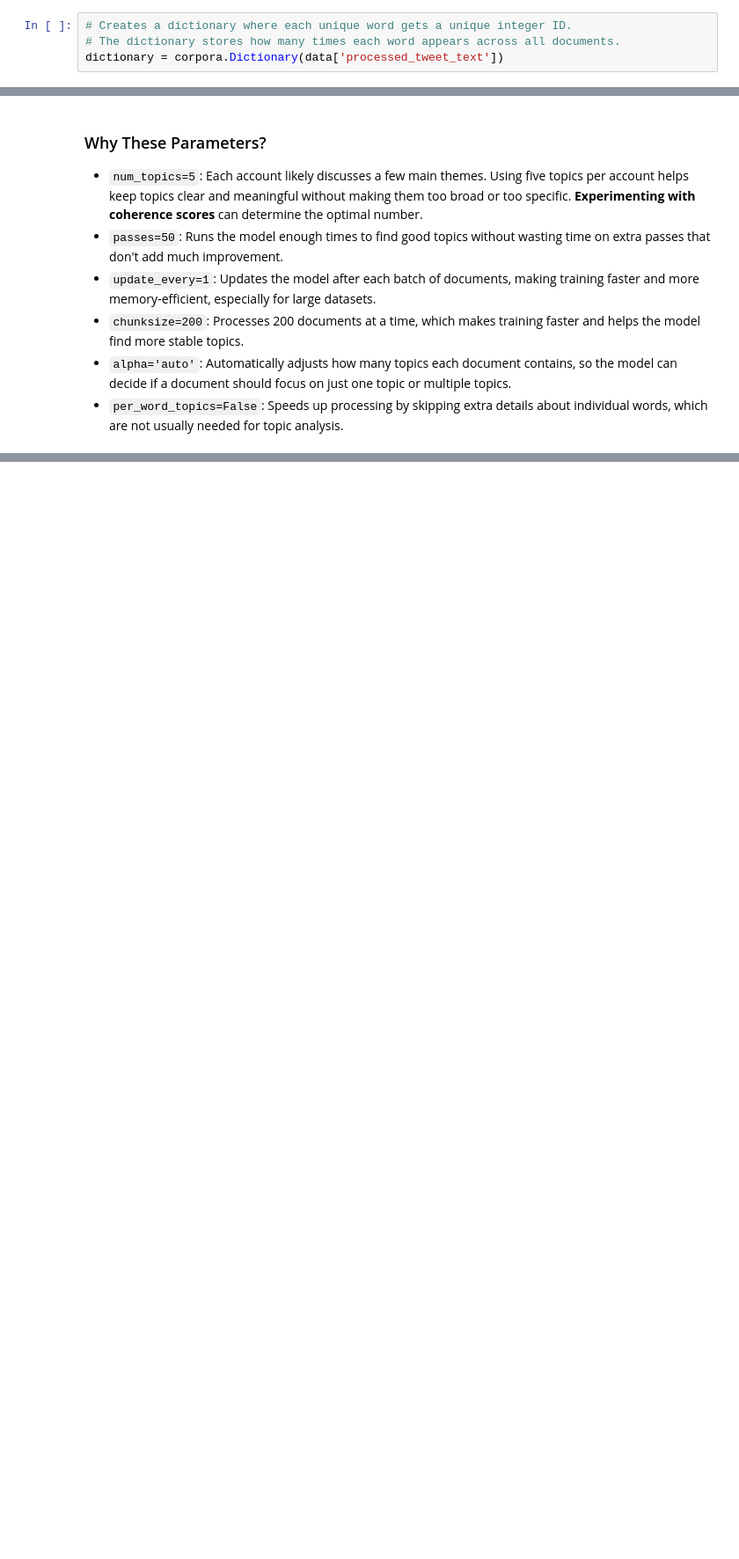
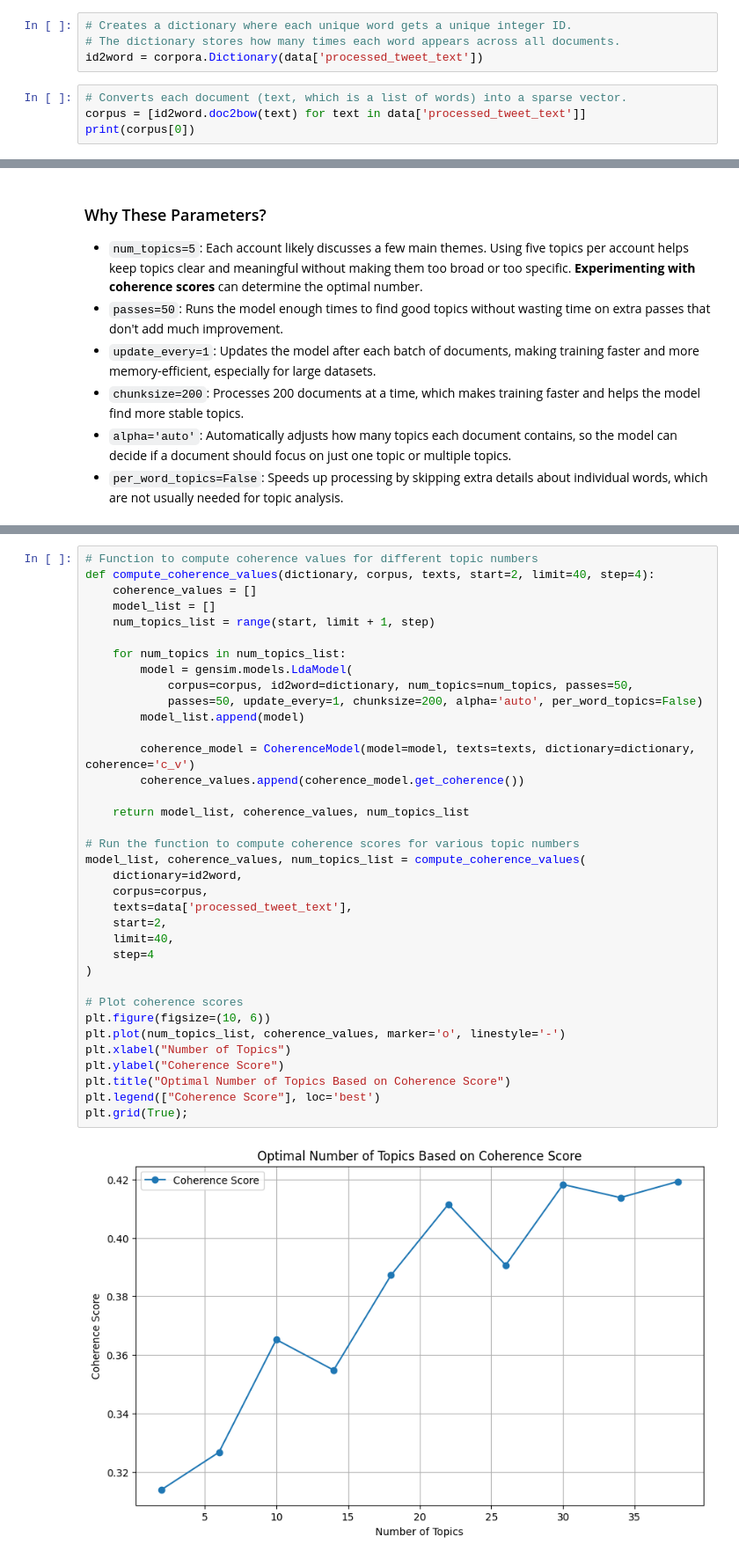
Before and after one commit to yildiramdsa/lda-topic-modeling, a Jupyter notebook: lda_topic_modeling.ipynb, the cells around one changed output, grey strips where cells are left out. Shown: that part at 88% size. Cells and saved outputs as stored; diff of their text form; blank space fills up the shorter version.

```diff
--- a/lda_topic_modeling.ipynb
+++ b/lda_topic_modeling.ipynb
@@ -196,4 +201,8 @@ This section prepares the processed text for LDA topic modelling by creating a s
 # %%
 # Creates a dictionary where each unique word gets a unique integer ID.
 # The dictionary stores how many times each word appears across all documents.
-dictionary = corpora.Dictionary(data['processed_tweet_text'])
+id2word = corpora.Dictionary(data['processed_tweet_text'])
+# %%
+# Converts each document (text, which is a list of words) into a sparse vector.
+corpus = [id2word.doc2bow(text) for text in data['processed_tweet_text']]
+print(corpus[0])
@@ -351,0 +274,38 @@ We tested **3, 5, and 10 topics** using the **Coherence Score (coherence='c_v')*
+# %%
+# Function to compute coherence values for different topic numbers
+def compute_coherence_values(dictionary, corpus, texts, start=2, limit=40, step=4):
+    coherence_values = []
+    model_list = []
+    num_topics_list = range(start, limit + 1, step)
+
+    for num_topics in num_topics_list:
+        model = gensim.models.LdaModel(
+            corpus=corpus, id2word=dictionary, num_topics=num_topics, passes=50,
+            passes=50, update_every=1, chunksize=200, alpha='auto', per_word_topics=False)
+        model_list.append(model)
+
+        coherence_model = CoherenceModel(model=model, texts=texts, dictionary=dictionary, coherence='c_v')
+        coherence_values.append(coherence_model.get_coherence())
+
+    return model_list, coherence_values, num_topics_list
+
+# Run the function to compute coherence scores for various topic numbers
+model_list, coherence_values, num_topics_list = compute_coherence_values(
+    dictionary=id2word,
+    corpus=corpus,
+    texts=data['processed_tweet_text'],
+    start=2,
+    limit=40,
+    step=4
+)
+
+# Plot coherence scores
+plt.figure(figsize=(10, 6))
+plt.plot(num_topics_list, coherence_values, marker='o', linestyle='-')
+plt.xlabel("Number of Topics")
+plt.ylabel("Coherence Score")
+plt.title("Optimal Number of Topics Based on Coherence Score")
+plt.legend(["Coherence Score"], loc='best')
+plt.grid(True);
+# %% [output]
+[figure, added]
```
Also changed, not shown: parts of 13 cells of this notebook.
